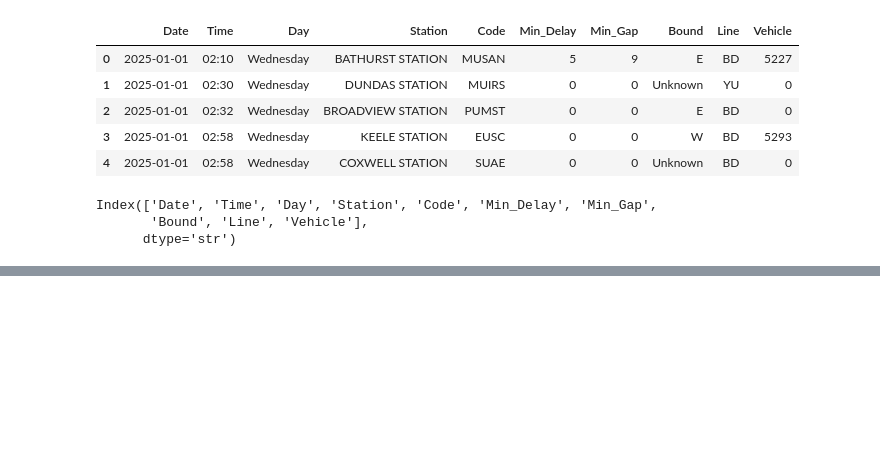
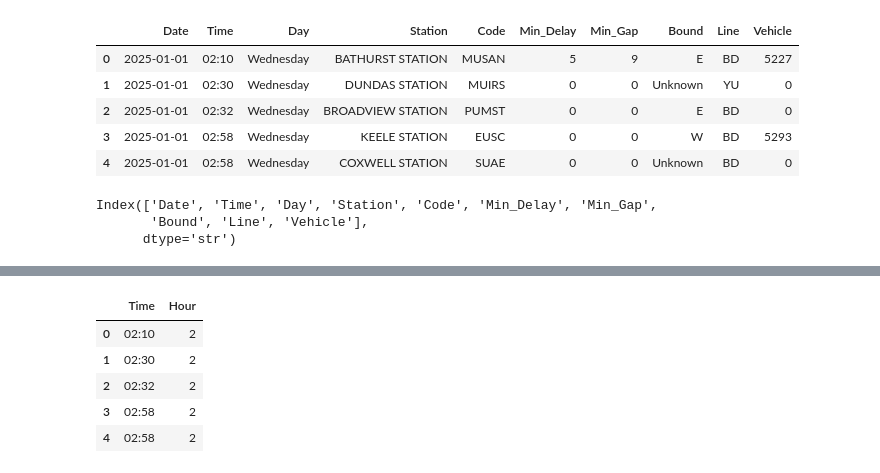
Before and after one commit to SaihajSaini/Toronto-TTC-Delay-Intelligence-Dashboard, a Jupyter notebook: Notebooks/01_ttc_data_exploration.ipynb, the cells around one changed output, grey strips where cells are left out. Saved outputs shown, nothing was run; the diff lists cells and outputs as text; code cells hidden in the pictures; blank space fills up the shorter version.

```diff
--- a/Notebooks/01_ttc_data_exploration.ipynb
+++ b/Notebooks/01_ttc_data_exploration.ipynb
@@ -320,0 +405,9 @@ Index(['Date', 'Time', 'Day', 'Station', 'Code', 'Min_Delay', 'Min_Gap',
+# %%
+clean_df[["Time", "Hour"]].head()
+# %% [output]
+|  | Time | Hour |
+| 0 | 02:10 | 2 |
+| 1 | 02:30 | 2 |
+| 2 | 02:32 | 2 |
+| 3 | 02:58 | 2 |
+| 4 | 02:58 | 2 |
```
Also changed, not shown: parts of 8 cells of this notebook.
